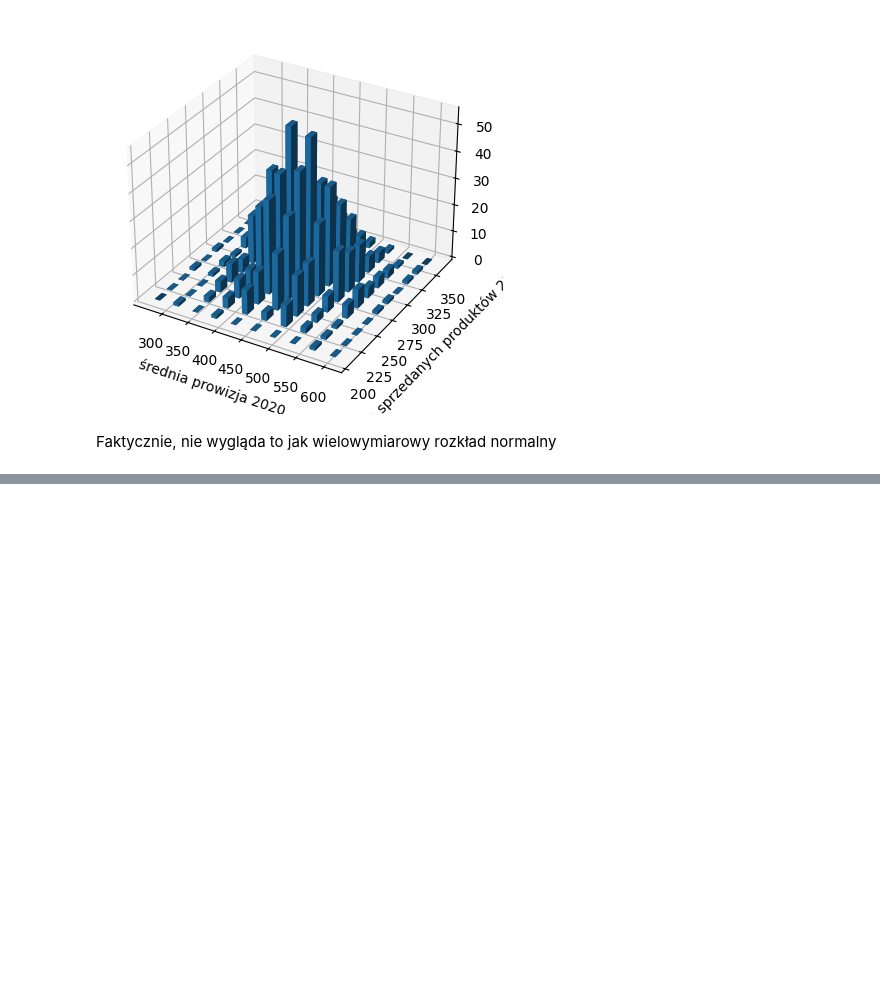
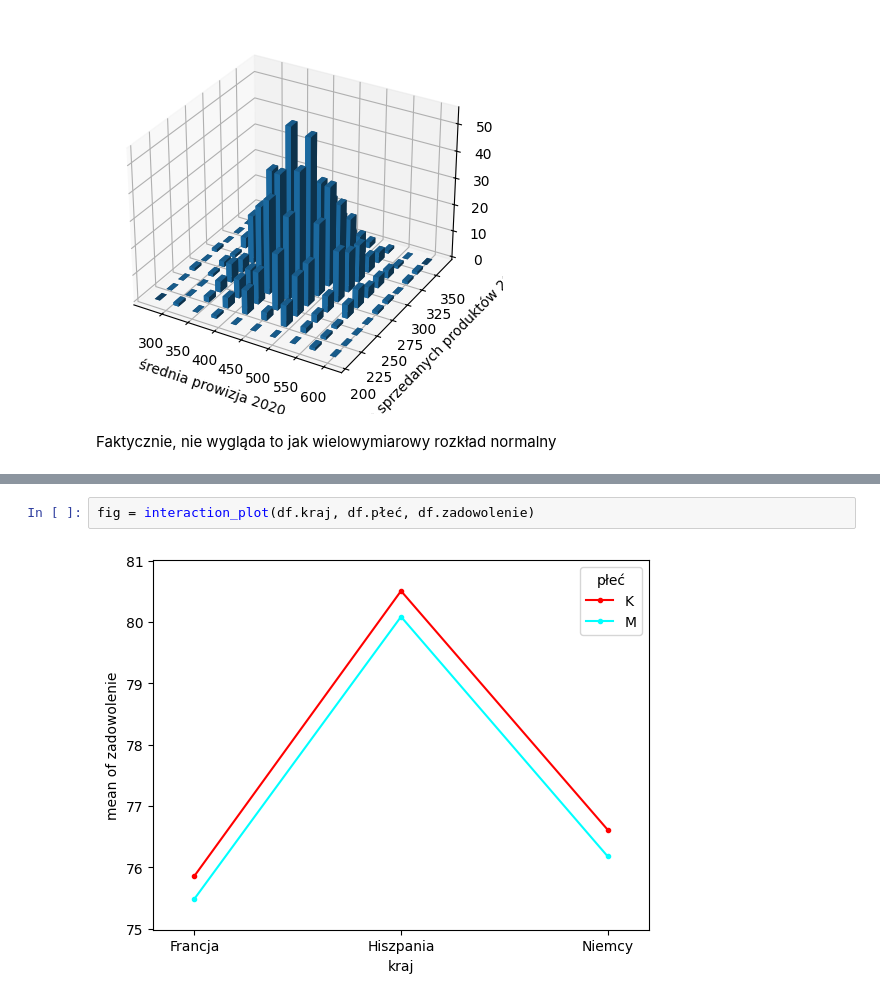
Before and after one commit to eSqadron/statystyka_wielowymiarowa, a Jupyter notebook: Lab4_zadanie.ipynb, the cells around one changed output, grey strips where cells are left out. Drawn from its saved outputs; the diff is of its cells as text; blank space fills up the shorter version.

```diff
--- a/Lab4_zadanie.ipynb
+++ b/Lab4_zadanie.ipynb
@@ -588,0 +669,4 @@ Faktycznie, nie wygląda to jak wielowymiarowy rozkład normalny
+# %%
+fig = interaction_plot(df.kraj, df.płeć, df.zadowolenie)
+# %% [output]
+[figure, added]
```
Also changed, not shown: parts of 24 cells of this notebook.
